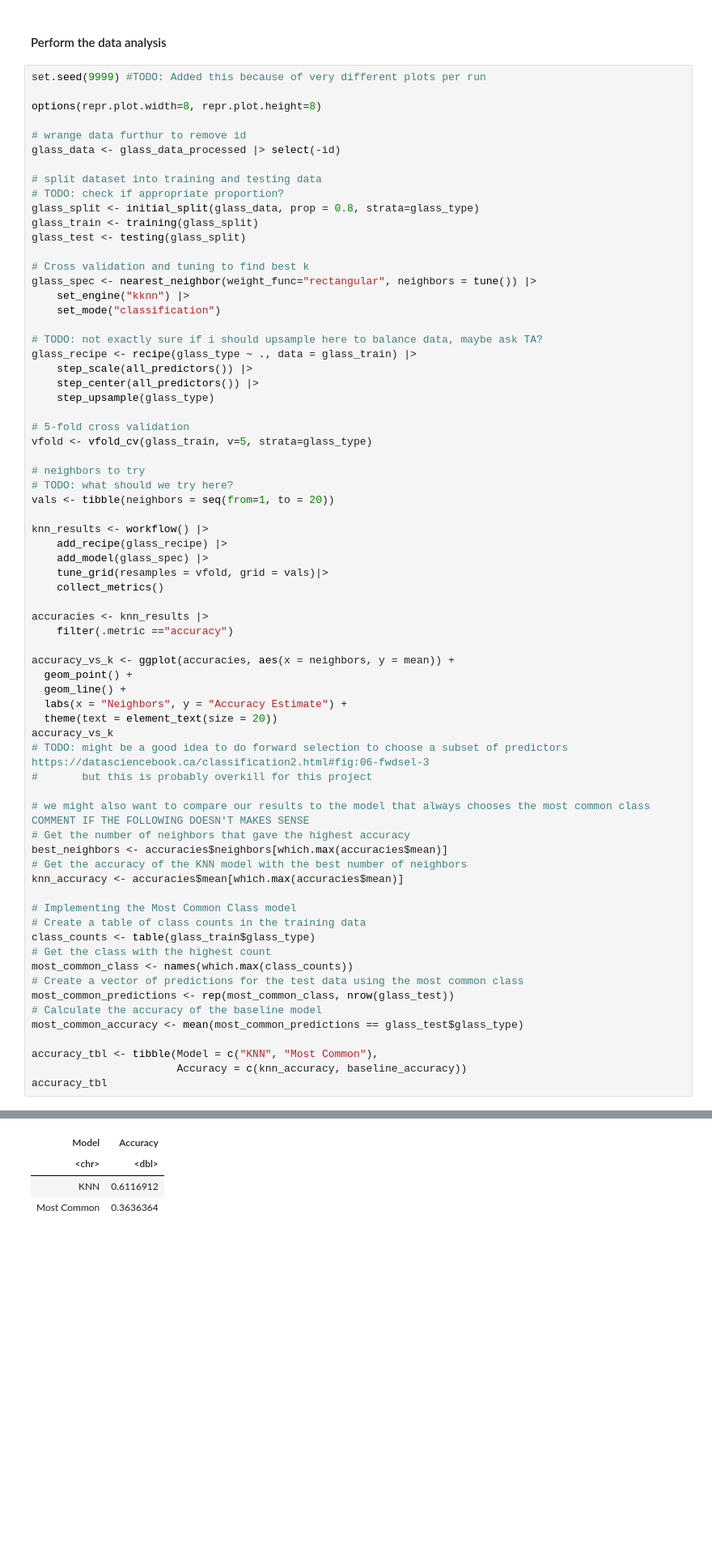
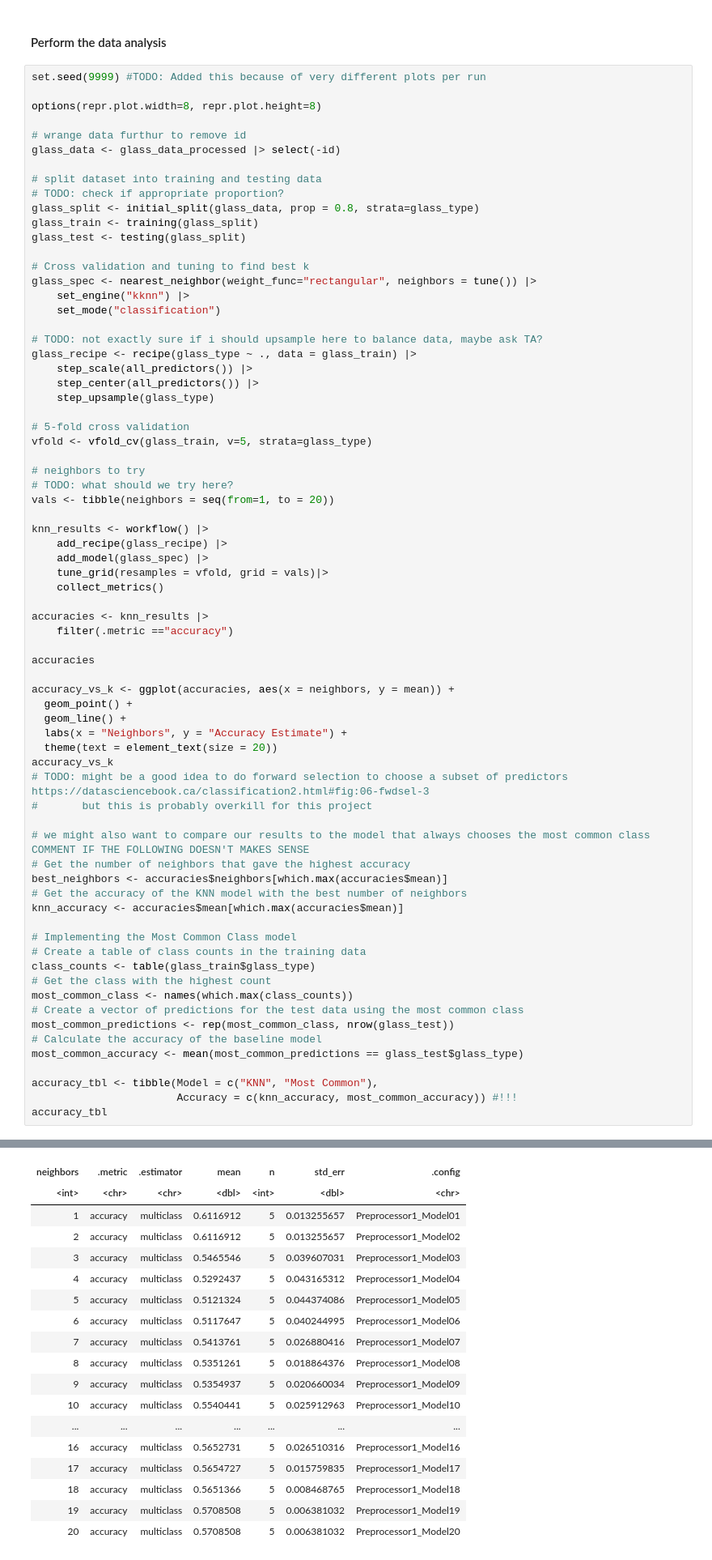
Before and after one commit to omairqazi29/DSCI100, a Jupyter notebook: Report.ipynb, the cells around one changed output, grey strips where cells are left out. Shown at 81% size. Cells and saved outputs as stored; diff of their text form; blank space fills up the shorter version.

```diff
--- a/Report.ipynb
+++ b/Report.ipynb
@@ -124,6 +127,8 @@ knn_results <- workflow() |>
 accuracies <- knn_results |>
     filter(.metric =="accuracy")
 
+accuracies
+
 accuracy_vs_k <- ggplot(accuracies, aes(x = neighbors, y = mean)) +
   geom_point() +
   geom_line() +
@@ -150,7 +155,7 @@ most_common_predictions <- rep(most_common_class, nrow(glass_test))
 most_common_accuracy <- mean(most_common_predictions == glass_test$glass_type)
 
 accuracy_tbl <- tibble(Model = c("KNN", "Most Common"),
-                       Accuracy = c(knn_accuracy, baseline_accuracy))
+                       Accuracy = c(knn_accuracy, most_common_accuracy)) #!!!
 accuracy_tbl
 # %% [output]
 ! Fold1: internal:
@@ -176,4 +181,18 @@ A tibble: 2 × 2
-| Model | Accuracy |
-| <chr> | <dbl> |
-| KNN | 0.6116912 |
-| Most Common | 0.3636364 |
+| neighbors | .metric | .estimator | mean | n | std_err | .config |
+| <int> | <chr> | <chr> | <dbl> | <int> | <dbl> | <chr> |
+| 1 | accuracy | multiclass | 0.6116912 | 5 | 0.013255657 | Preprocessor1_Model01 |
+| 2 | accuracy | multiclass | 0.6116912 | 5 | 0.013255657 | Preprocessor1_Model02 |
+| 3 | accuracy | multiclass | 0.5465546 | 5 | 0.039607031 | Preprocessor1_Model03 |
+| 4 | accuracy | multiclass | 0.5292437 | 5 | 0.043165312 | Preprocessor1_Model04 |
+| 5 | accuracy | multiclass | 0.5121324 | 5 | 0.044374086 | Preprocessor1_Model05 |
+| 6 | accuracy | multiclass | 0.5117647 | 5 | 0.040244995 | Preprocessor1_Model06 |
+| 7 | accuracy | multiclass | 0.5413761 | 5 | 0.026880416 | Preprocessor1_Model07 |
+| 8 | accuracy | multiclass | 0.5351261 | 5 | 0.018864376 | Preprocessor1_Model08 |
+| 9 | accuracy | multiclass | 0.5354937 | 5 | 0.020660034 | Preprocessor1_Model09 |
+| 10 | accuracy | multiclass | 0.5540441 | 5 | 0.025912963 | Preprocessor1_Model10 |
+| ... | ... | ... | ... | ... | ... | ... |
+| 16 | accuracy | multiclass | 0.5652731 | 5 | 0.026510316 | Preprocessor1_Model16 |
+| 17 | accuracy | multiclass | 0.5654727 | 5 | 0.015759835 | Preprocessor1_Model17 |
+| 18 | accuracy | multiclass | 0.5651366 | 5 | 0.008468765 | Preprocessor1_Model18 |
+| 19 | accuracy | multiclass | 0.5708508 | 5 | 0.006381032 | Preprocessor1_Model19 |
+| 20 | accuracy | multiclass | 0.5708508 | 5 | 0.006381032 | Preprocessor1_Model20 |
```
Also changed, not shown: parts of 4 cells of this notebook.
